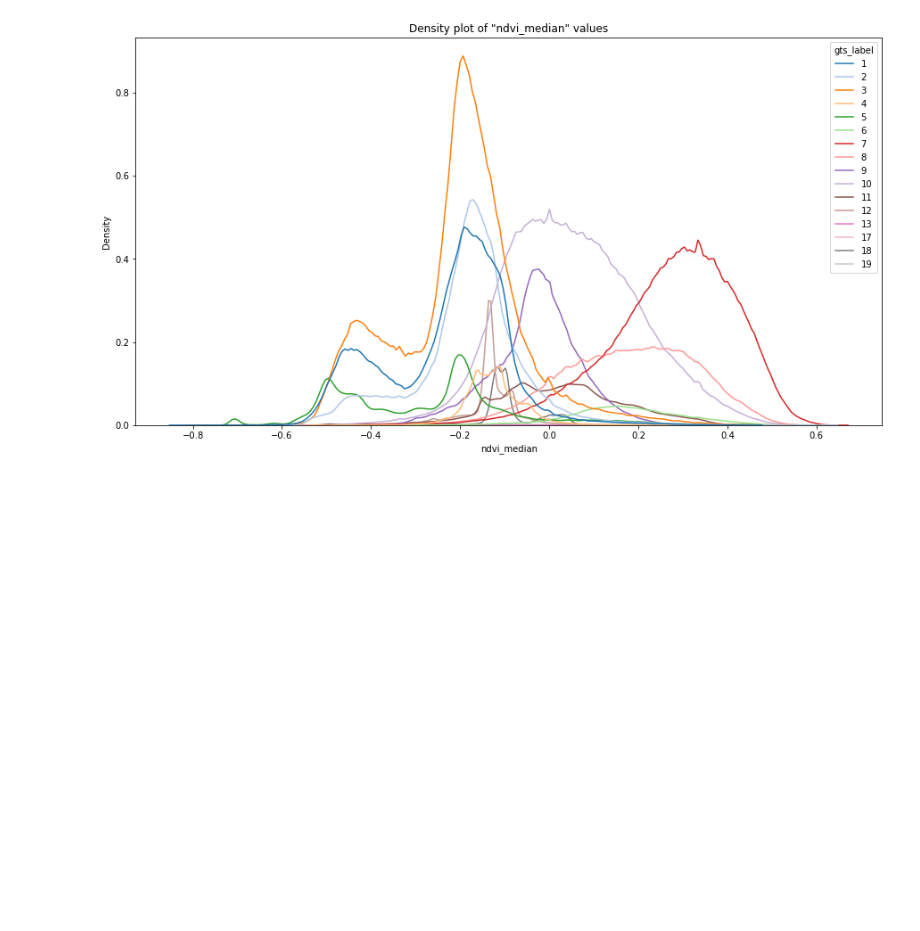
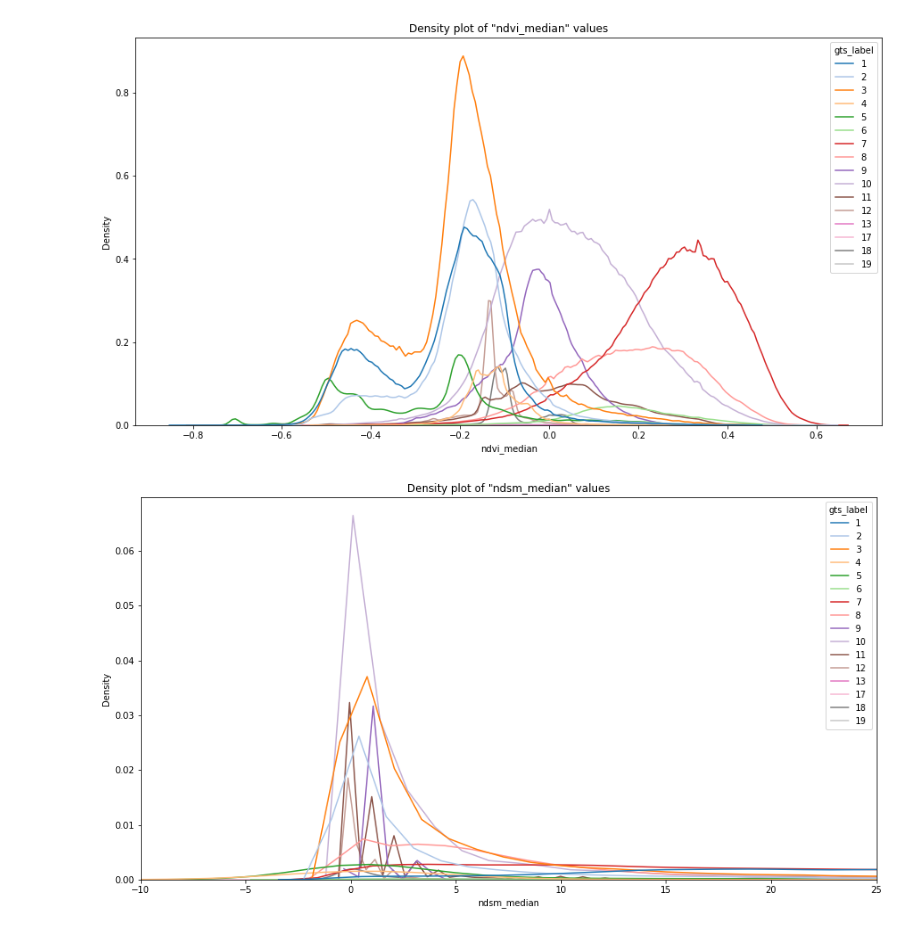
Before and after one commit to tgrippa/Weaksupervision_FlairOne, a Jupyter notebook: DL/FLAIR_baseline/plot_class_distribution.ipynb, the cells around one changed output. Saved outputs shown, nothing was run; the diff lists cells and outputs as text; code cells hidden in the pictures; blank space fills up the shorter version.

Commit message:
update function for plotting density curves with seaborn

```diff
--- a/DL/FLAIR_baseline/plot_class_distribution.ipynb
+++ b/DL/FLAIR_baseline/plot_class_distribution.ipynb
@@ -118,7 +118,7 @@ def concat_csv_stats(csvfile_list):
     data = pd.concat(frames)
     return data
 
-def plot_density_curves(dataframe, class_column, x_column):
+def plot_density_curves(dataframe, class_column, x_column, xlim=None):
     """
     Reads a list of CSV files containing statistics tables and plots different curves based on the different classes.
 
@@ -134,6 +134,8 @@ def plot_density_curves(dataframe, class_column, x_column):
     # Set the plot title and labels
     plt.title('Density plot of "%s" values'%x_column)
     plt.xlabel(x_column)
+    if xlim:
+        plt.xlim(xlim)
 # %%
 # Get a list of path to train images
 train_folder = '/home/tais/result/stats'
@@ -155,3 +157,8 @@ cat | area | perimeter | compact_circle | compact_square | fd | red_stddev | red
 plot_density_curves(data, class_column="gts_label", x_column="ndvi_median")
 # %% [output]
 [figure]
+# %%
+# Plot density curves
+plot_density_curves(data, class_column="gts_label", x_column="ndsm_median",xlim=(-10,25))
+# %% [output]
+[figure, added]
```
